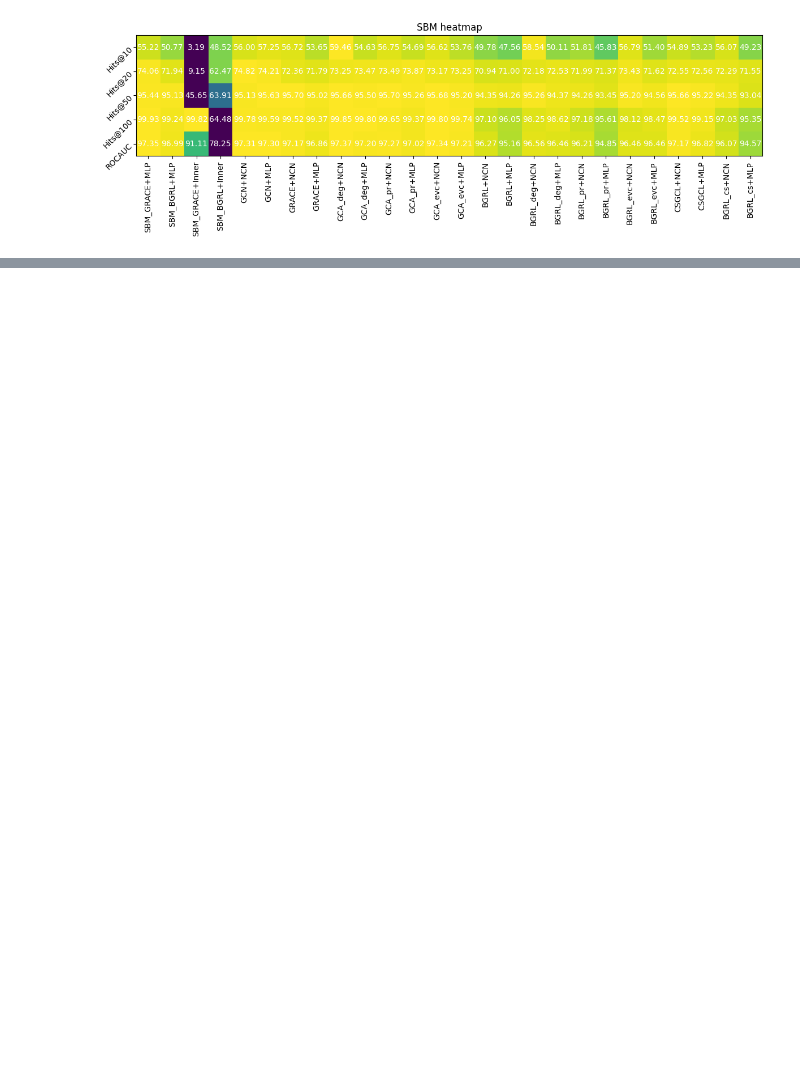
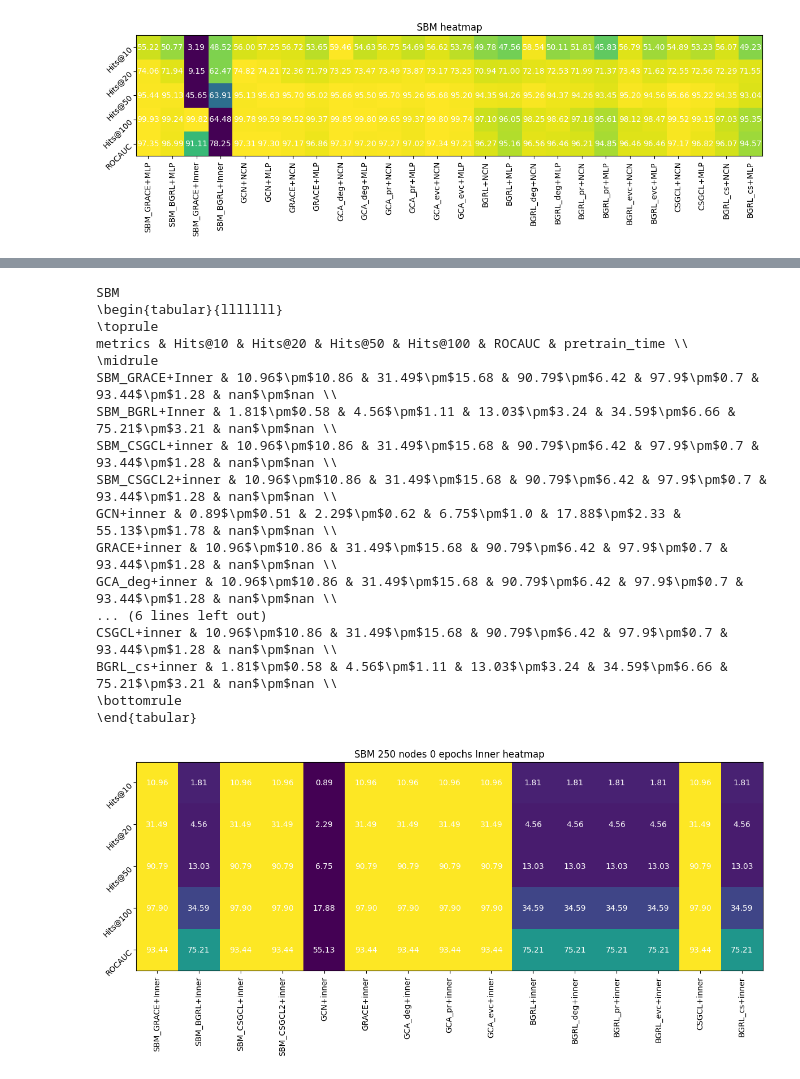
Before and after one commit to valentincuzin/GCL-Link-Prediction, a Jupyter notebook: Comparative_Study/output/Analysis.ipynb, the cells around one changed output, grey strips where cells are left out. Saved outputs shown, nothing was run; the diff lists cells and outputs as text; code cells hidden in the pictures; blank space fills up the shorter version.

```diff
--- a/Comparative_Study/output/Analysis.ipynb
+++ b/Comparative_Study/output/Analysis.ipynb
@@ -400,0 +459,29 @@ BGRL_cs+MLP & 49.23$\pm$9.79 & 71.55$\pm$3.81 & 93.04$\pm$2.19 & 95.35$\pm$1.2 &
+# %%
+data_sbm_inner_250_0epoch = pd.read_csv('./SBM_inner_250_0_res.csv', sep=';').T
+data_sbm_inner_250_0epoch.columns = data_sbm_inner_250_0epoch.loc['metrics']
+data_sbm_inner_250_0epoch.drop(index='metrics', inplace=True)
+data_sbm_inner_250_0epoch.index = data_sbm_inner_250_0epoch.index.str.replace('Cora ', '', regex=False)
+print('SBM')
+print(data_sbm_inner_250_0epoch.to_latex(
+        index=True, formatters={"name": str.upper}, float_format="{:.1f}".format
+    ))
+heatmap(data_sbm_inner_250_0epoch, 'SBM 250 nodes 0 epochs Inner heatmap')
+# %% [output]
+SBM
+\begin{tabular}{lllllll}
+\toprule
+metrics & Hits@10 & Hits@20 & Hits@50 & Hits@100 & ROCAUC & pretrain_time \\
+\midrule
+SBM_GRACE+Inner & 10.96$\pm$10.86 & 31.49$\pm$15.68 & 90.79$\pm$6.42 & 97.9$\pm$0.7 & 93.44$\pm$1.28 & nan$\pm$nan \\
+SBM_BGRL+Inner & 1.81$\pm$0.58 & 4.56$\pm$1.11 & 13.03$\pm$3.24 & 34.59$\pm$6.66 & 75.21$\pm$3.21 & nan$\pm$nan \\
+SBM_CSGCL+inner & 10.96$\pm$10.86 & 31.49$\pm$15.68 & 90.79$\pm$6.42 & 97.9$\pm$0.7 & 93.44$\pm$1.28 & nan$\pm$nan \\
+SBM_CSGCL2+inner & 10.96$\pm$10.86 & 31.49$\pm$15.68 & 90.79$\pm$6.42 & 97.9$\pm$0.7 & 93.44$\pm$1.28 & nan$\pm$nan \\
+GCN+inner & 0.89$\pm$0.51 & 2.29$\pm$0.62 & 6.75$\pm$1.0 & 17.88$\pm$2.33 & 55.13$\pm$1.78 & nan$\pm$nan \\
+GRACE+inner & 10.96$\pm$10.86 & 31.49$\pm$15.68 & 90.79$\pm$6.42 & 97.9$\pm$0.7 & 93.44$\pm$1.28 & nan$\pm$nan \\
+GCA_deg+inner & 10.96$\pm$10.86 & 31.49$\pm$15.68 & 90.79$\pm$6.42 & 97.9$\pm$0.7 & 93.44$\pm$1.28 & nan$\pm$nan \\
+... (6 lines left out)
+CSGCL+inner & 10.96$\pm$10.86 & 31.49$\pm$15.68 & 90.79$\pm$6.42 & 97.9$\pm$0.7 & 93.44$\pm$1.28 & nan$\pm$nan \\
+BGRL_cs+inner & 1.81$\pm$0.58 & 4.56$\pm$1.11 & 13.03$\pm$3.24 & 34.59$\pm$6.66 & 75.21$\pm$3.21 & nan$\pm$nan \\
+\bottomrule
+\end{tabular}
+[figure, added]
```
Also changed, not shown: parts of 2 cells of this notebook, 7 other files.
